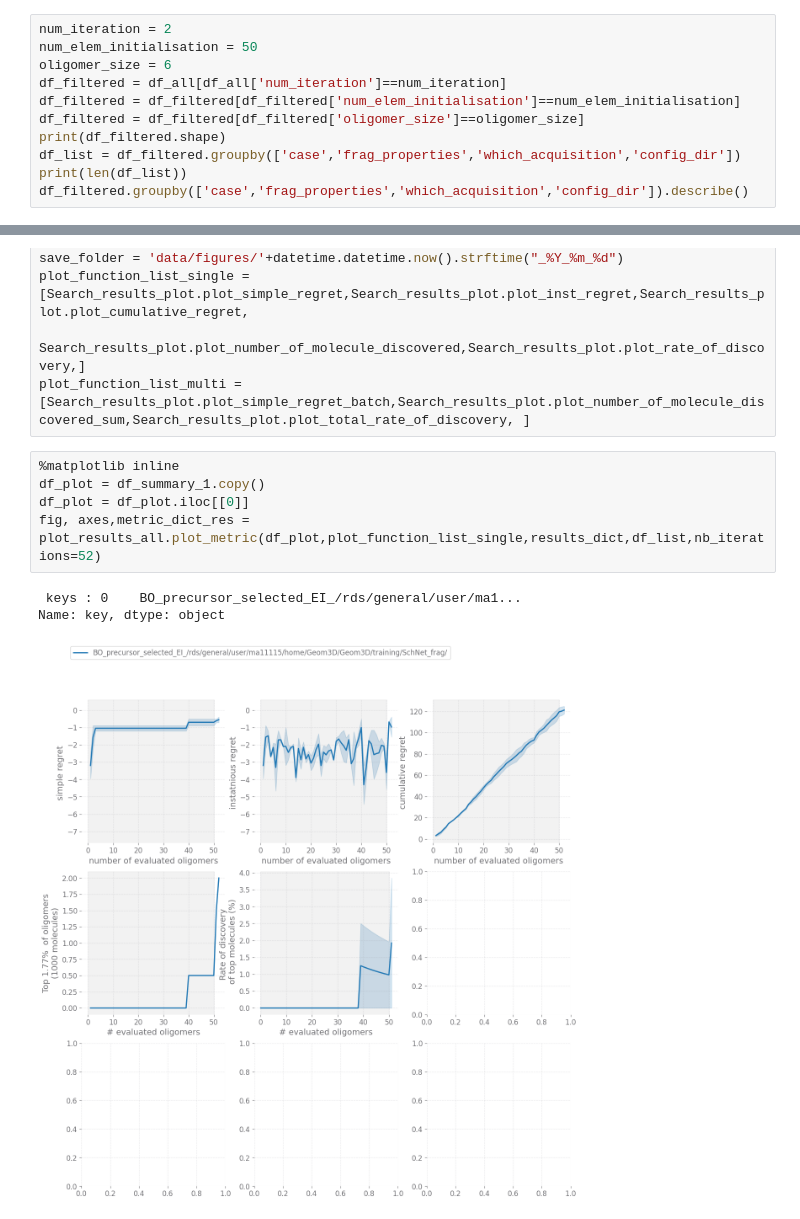
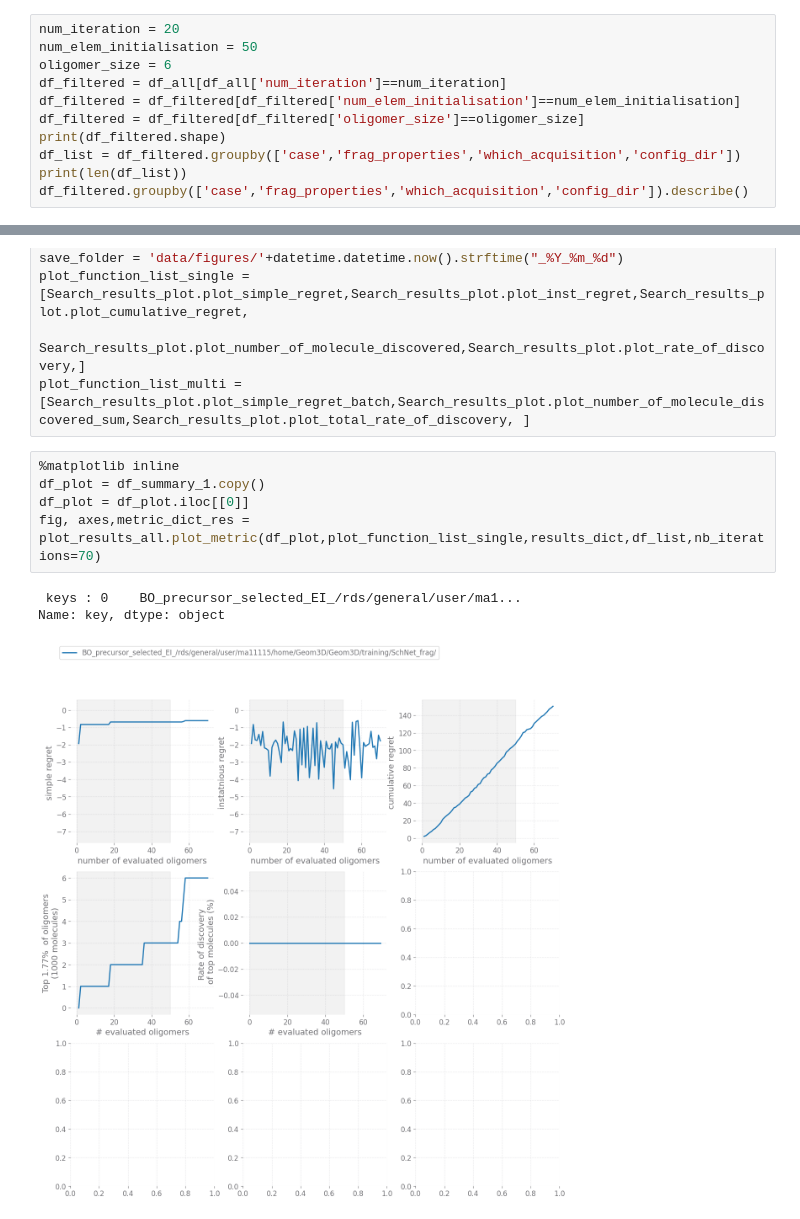
Before and after one commit to mohammedazzouzi15/STK_search, a Jupyter notebook: Example_notebooks/2_run_search_exp.ipynb, the cells around one changed output, grey strips where cells are left out. Saved outputs shown, nothing was run; the diff lists cells and outputs as text.

```diff
--- a/Example_notebooks/2_run_search_exp.ipynb
+++ b/Example_notebooks/2_run_search_exp.ipynb
@@ -95,5 +125,5 @@ df_all.head()
 # %%
-num_iteration = 2
+num_iteration = 20
 num_elem_initialisation = 50
 oligomer_size = 6
 df_filtered = df_all[df_all['num_iteration']==num_iteration]
@@ -167,9 +197,9 @@ plot_function_list_multi = [Search_results_plot.plot_simple_regret_batch,Search_
 # %%
 %matplotlib inline
 df_plot = df_summary_1.copy()
 df_plot = df_plot.iloc[[0]]
-fig, axes,metric_dict_res = plot_results_all.plot_metric(df_plot,plot_function_list_single,results_dict,df_list,nb_iterations=52)
+fig, axes,metric_dict_res = plot_results_all.plot_metric(df_plot,plot_function_list_single,results_dict,df_list,nb_iterations=70)
 # %% [output]
  keys : 0    BO_precursor_selected_EI_/rds/general/user/ma1...
 Name: key, dtype: object
-[figure, old version]
+[figure, new version]
```
Also changed, not shown: parts of 5 cells of this notebook, 6 other files.
